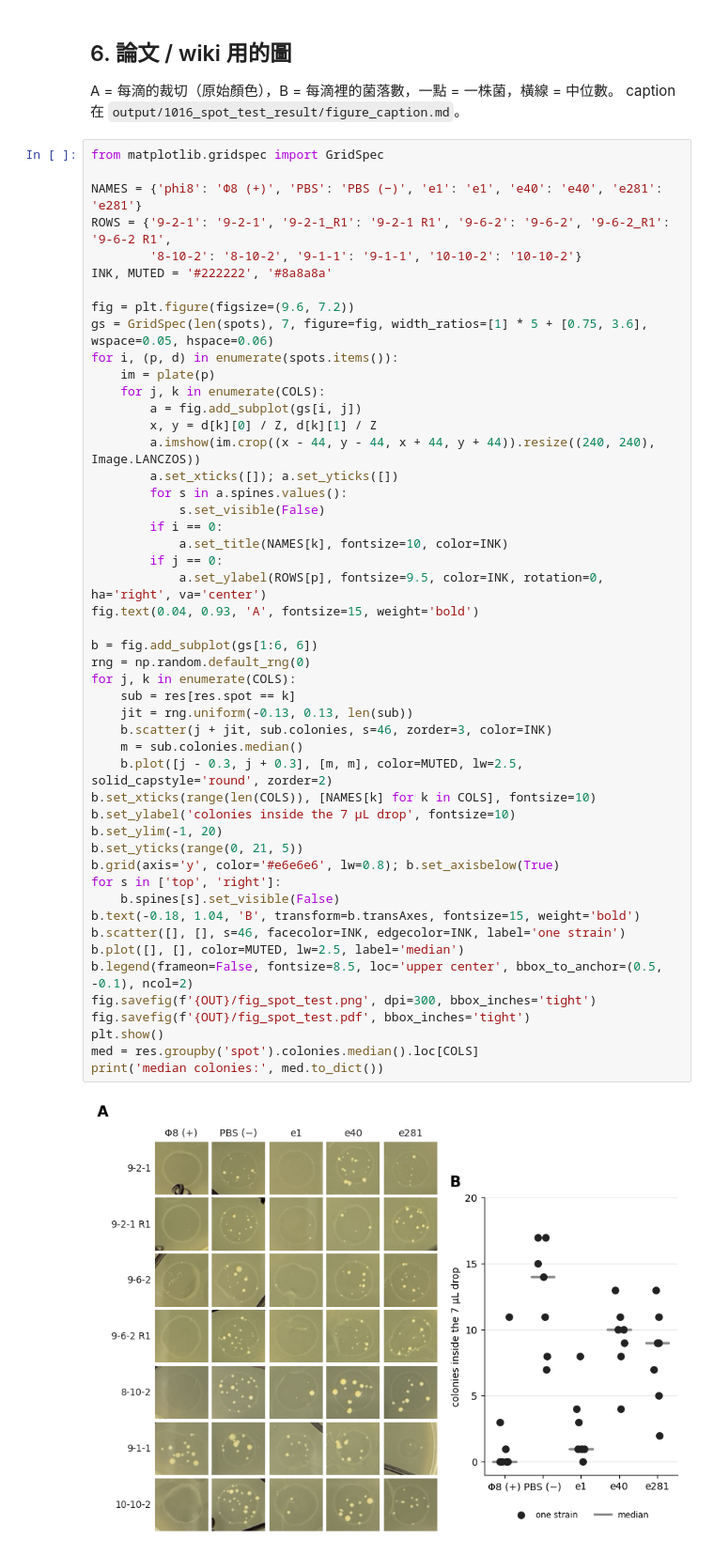
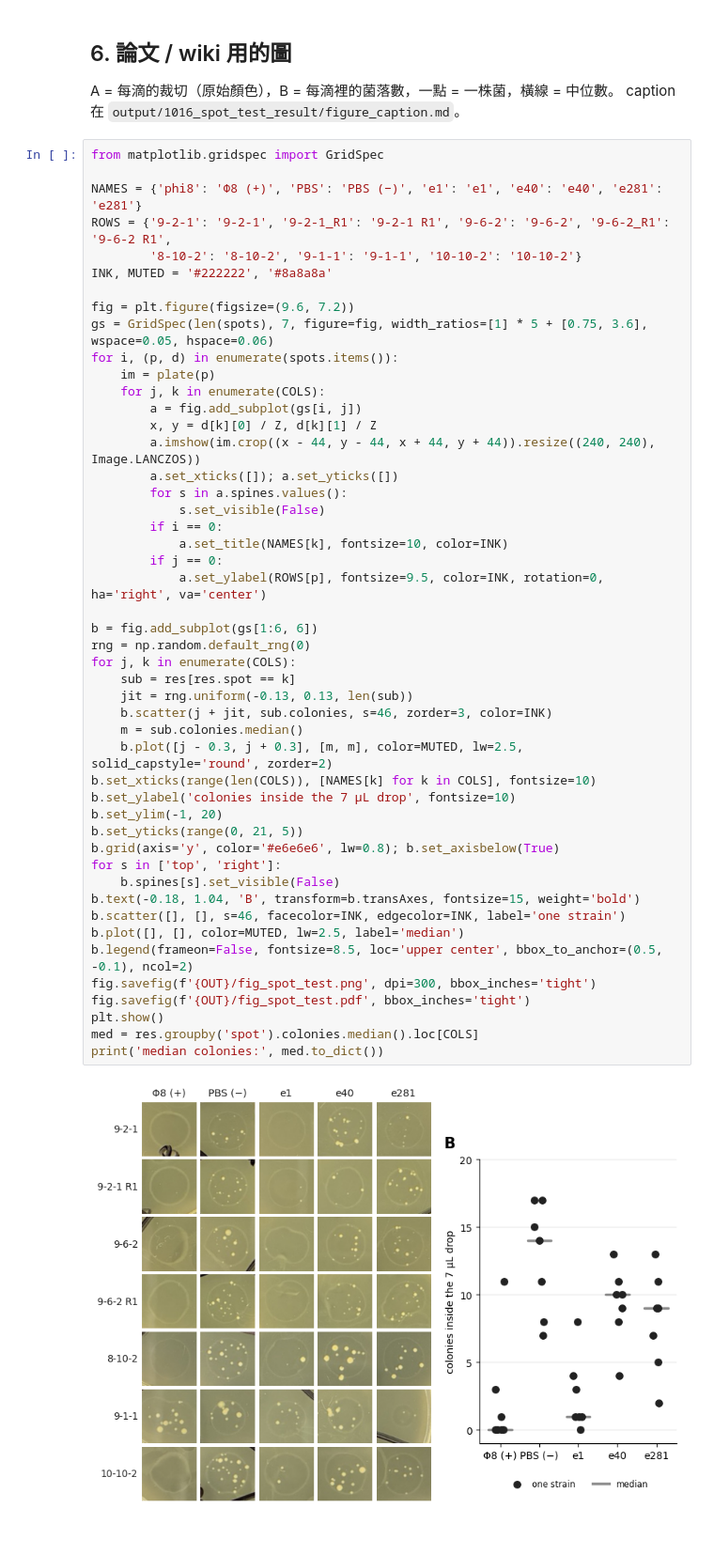
Before and after one commit to A1ex-Ch3n/igem-2026, a Jupyter notebook: code/1016_spot_test_result.ipynb, the cells around one changed output. Shown at 94% size. Saved outputs shown, nothing was run; the diff lists cells and outputs as text.

Commit message:
docs(1016): drop the panel A label from the spot test figure
Co-Authored-By: Claude Opus 5.5 <noreply@anthropic.com>

```diff
--- a/code/1016_spot_test_result.ipynb
+++ b/code/1016_spot_test_result.ipynb
@@ -175,33 +175,32 @@ for i, (p, d) in enumerate(spots.items()):
         if i == 0:
             a.set_title(NAMES[k], fontsize=10, color=INK)
         if j == 0:
             a.set_ylabel(ROWS[p], fontsize=9.5, color=INK, rotation=0, ha='right', va='center')
-fig.text(0.04, 0.93, 'A', fontsize=15, weight='bold')
 
 b = fig.add_subplot(gs[1:6, 6])
 rng = np.random.default_rng(0)
 for j, k in enumerate(COLS):
     sub = res[res.spot == k]
     jit = rng.uniform(-0.13, 0.13, len(sub))
     b.scatter(j + jit, sub.colonies, s=46, zorder=3, color=INK)
     m = sub.colonies.median()
     b.plot([j - 0.3, j + 0.3], [m, m], color=MUTED, lw=2.5, solid_capstyle='round', zorder=2)
 b.set_xticks(range(len(COLS)), [NAMES[k] for k in COLS], fontsize=10)
 b.set_ylabel('colonies inside the 7 µL drop', fontsize=10)
 b.set_ylim(-1, 20)
 b.set_yticks(range(0, 21, 5))
 b.grid(axis='y', color='#e6e6e6', lw=0.8); b.set_axisbelow(True)
 for s in ['top', 'right']:
     b.spines[s].set_visible(False)
 b.text(-0.18, 1.04, 'B', transform=b.transAxes, fontsize=15, weight='bold')
 b.scatter([], [], s=46, facecolor=INK, edgecolor=INK, label='one strain')
 b.plot([], [], color=MUTED, lw=2.5, label='median')
 b.legend(frameon=False, fontsize=8.5, loc='upper center', bbox_to_anchor=(0.5, -0.1), ncol=2)
 fig.savefig(f'{OUT}/fig_spot_test.png', dpi=300, bbox_inches='tight')
 fig.savefig(f'{OUT}/fig_spot_test.pdf', bbox_inches='tight')
 plt.show()
 med = res.groupby('spot').colonies.median().loc[COLS]
 print('median colonies:', med.to_dict())
 # %% [output]
-[figure, old version]
+[figure, new version]
 median colonies: {'phi8': 0.0, 'PBS': 14.0, 'e1': 1.0, 'e40': 10.0, 'e281': 9.0}
```
Also changed, not shown: 2 other files.
